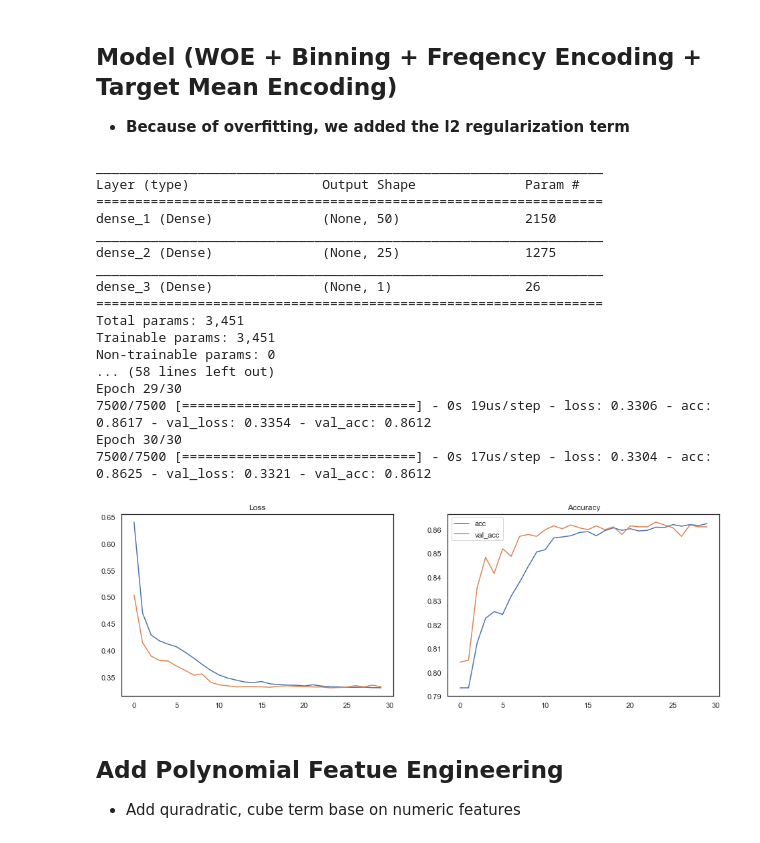
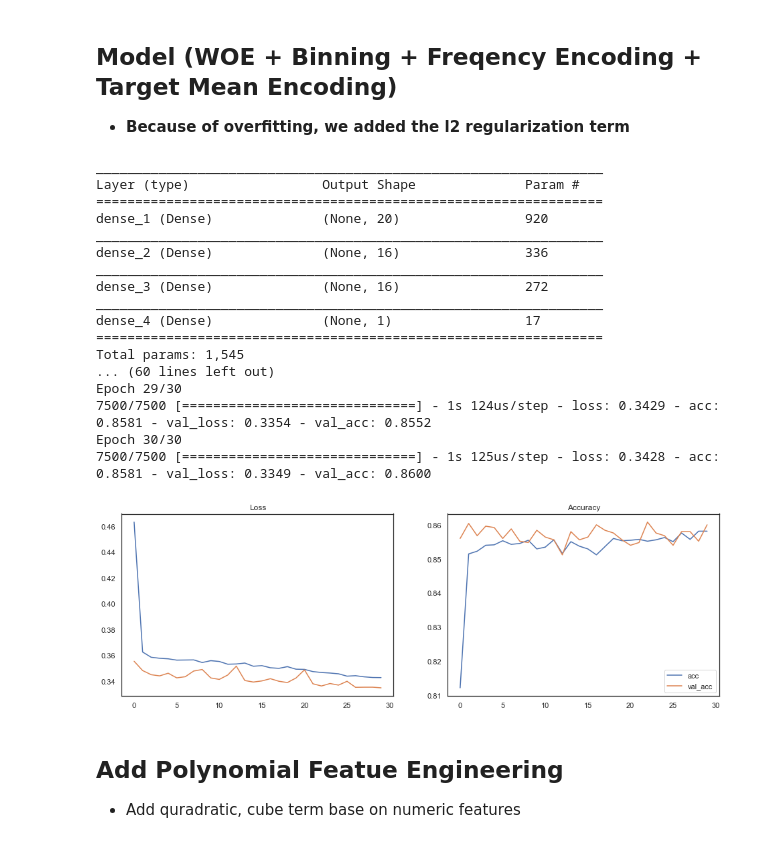
Before and after one commit to CloudMile/allianz_courses, a Jupyter notebook: insurance_use_case/solution/model_finance_customer_churn.ipynb, the cells around one changed output. Cells and saved outputs as stored; diff of their text form; code cells hidden in the pictures.

```diff
--- a/insurance_use_case/solution/model_finance_customer_churn.ipynb
+++ b/insurance_use_case/solution/model_finance_customer_churn.ipynb
@@ -118,8 +120,8 @@ memory usage: 644.6+ KB
 # %% [markdown]
 ## Features setting
 # %%
-catg_features = ['Geography', 'Gender', 'HasCrCard', 'IsActiveMember']
-num_features = ['CreditScore', 'Age', 'Tenure', 'Balance', 'NumOfProducts', 'EstimatedSalary']
+catg_features = ['Geography', 'Gender', 'HasCrCard', 'IsActiveMember', 'NumOfProducts']
+num_features = ['CreditScore', 'Age', 'Tenure', 'Balance', 'EstimatedSalary']
 label = 'Exited'
 # %% [markdown]
 <br/>
@@ -475,0 +389,13 @@ tr_x.head()
+# %%
+def do_target_encoding(catg_ftrs, catg_part, data):
+    for catg_col in catg_ftrs:
+        freq_proportion = data[catg_col].value_counts() / len(data)
+        catg_part[f'freq_{catg_col}'] = freq_proportion.reindex(data[catg_col]).values
+        catg_part[f'mean_{catg_col}'] = data.groupby(catg_col).Exited.mean()\
+                                            .reindex(data[catg_col]).values
+# tmp = advanced_feature_engineer(raw, is_train=True)
+tr_x, tr_y, scaler = feature_engineering(raw, is_train=True)
+vl_x, vl_y, _ = feature_engineering(raw_vl, is_train=False, scaler=scaler)
+
+print(tr_x.shape, vl_x.shape)
+tr_x.head()
@@ -480,36 +415,37 @@ tr_x.head()
 # %%
 from keras.layers import Dropout, BatchNormalization, Activation
 from keras import regularizers
 
 K.clear_session()
 
 model = Sequential()
-model.add(Dense(units = 50, activation = 'relu', kernel_initializer='uniform', input_dim = 42))
-model.add(Dense(units = 25, activation = 'relu', kernel_initializer='uniform'))
+model.add(Dense(units = 20, activation = 'relu', kernel_initializer='uniform', input_dim = 45))
+model.add(Dense(units = 16, activation = 'relu', kernel_initializer='uniform'))
+model.add(Dense(units = 16, activation = 'relu', kernel_initializer='uniform'))
 model.add(Dense(units = 1, activation = 'sigmoid', kernel_initializer='uniform'))
 model.summary()
 model.compile(optimizer = 'adam', loss = 'binary_crossentropy', metrics = ['accuracy'])
-hist = model.fit(tr_x, tr_y, validation_data=(vl_x, vl_y), batch_size=200, epochs=30)
+hist = model.fit(tr_x, tr_y, validation_data=(vl_x, vl_y), batch_size=30, epochs=30)
 plot_result(hist)
 # %% [output]
 _________________________________________________________________
 Layer (type)                 Output Shape              Param #
 =================================================================
-dense_1 (Dense)              (None, 50)                2150
+dense_1 (Dense)              (None, 20)                920
 _________________________________________________________________
-dense_2 (Dense)              (None, 25)                1275
+dense_2 (Dense)              (None, 16)                336
 _________________________________________________________________
-dense_3 (Dense)              (None, 1)                 26
+dense_3 (Dense)              (None, 16)                272
+_________________________________________________________________
+dense_4 (Dense)              (None, 1)                 17
 =================================================================
-Total params: 3,451
-Trainable params: 3,451
-Non-trainable params: 0
-... (58 lines left out)
+Total params: 1,545
+... (60 lines left out)
 Epoch 29/30
-7500/7500 [==============================] - 0s 19us/step - loss: 0.3306 - acc: 0.8617 - val_loss: 0.3354 - val_acc: 0.8612
+7500/7500 [==============================] - 1s 124us/step - loss: 0.3429 - acc: 0.8581 - val_loss: 0.3354 - val_acc: 0.8552
 Epoch 30/30
-7500/7500 [==============================] - 0s 17us/step - loss: 0.3304 - acc: 0.8625 - val_loss: 0.3321 - val_acc: 0.8612
+7500/7500 [==============================] - 1s 125us/step - loss: 0.3428 - acc: 0.8581 - val_loss: 0.3349 - val_acc: 0.8600
-[figure, old version]
+[figure, new version]
 # %% [markdown]
 ## Add Polynomial Featue Engineering
 
```
Also changed, not shown: parts of 22 cells of this notebook, 1 other file.
